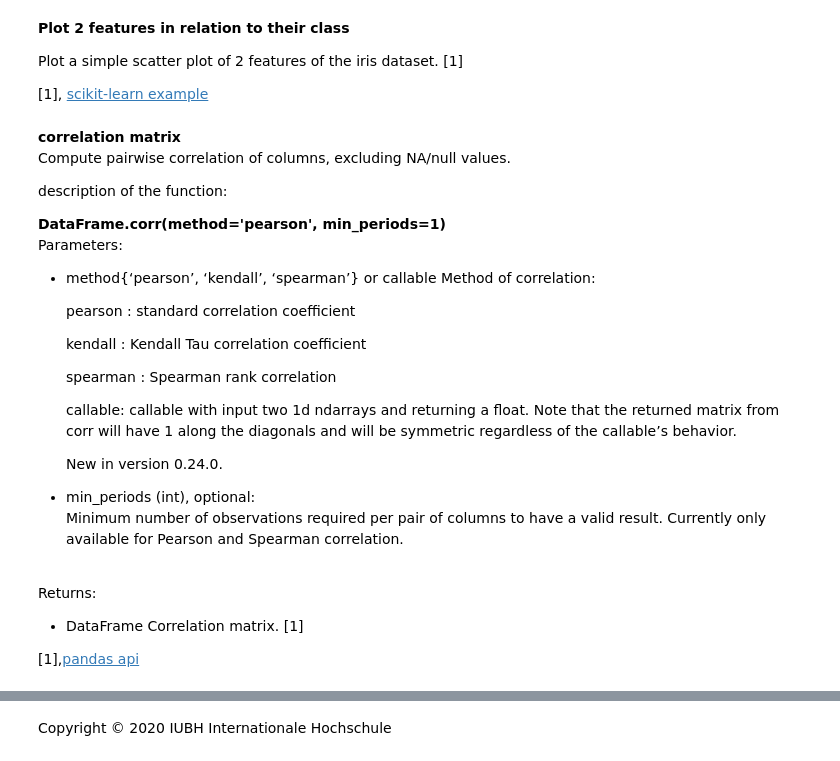
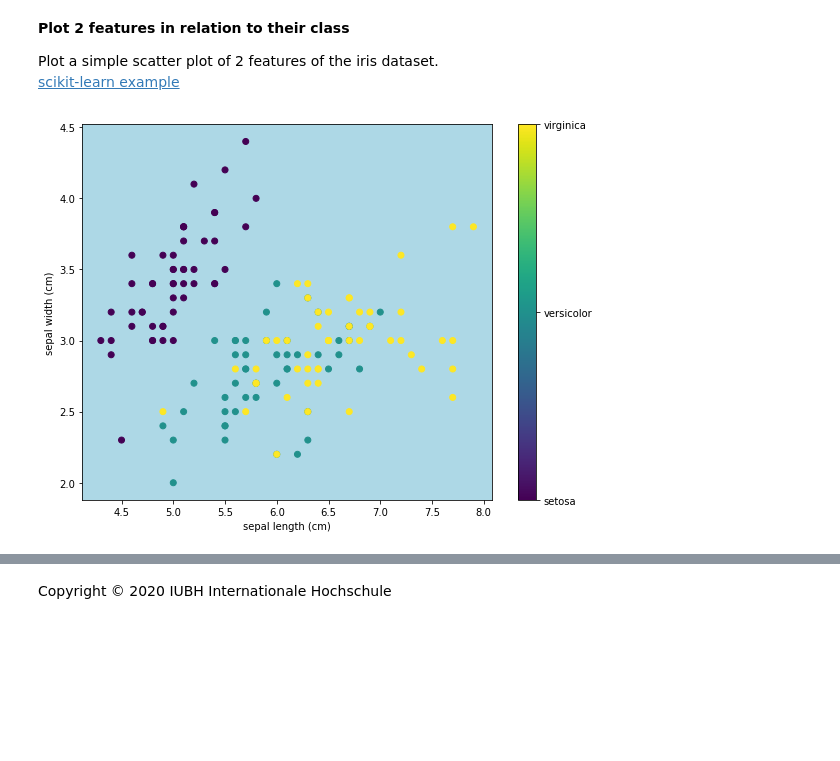
Before and after one commit to iubh/DLMDSML01_DEV, a Jupyter notebook: explorative data analysis.ipynb, the cells around one changed output, grey strips where cells are left out. Saved outputs shown, nothing was run; the diff lists cells and outputs as text; code cells hidden in the pictures; blank space fills up the shorter version.

Commit message:
update description

```diff
--- a/explorative data analysis.ipynb
+++ b/explorative data analysis.ipynb
@@ -57,50 +70,29 @@ df_man.describe()
 # %% [markdown]
 <a id="scat1">**Plot 2 features in relation to their class**</a>
 
-Plot a simple scatter plot of 2 features of the iris dataset. [1]
-
-[1], [scikit-learn example](http://scipy-lectures.org/packages/scikit-learn/auto_examples/plot_iris_scatter.html)
+Plot a simple scatter plot of 2 features of the iris dataset.<br>
+[scikit-learn example](http://scipy-lectures.org/packages/scikit-learn/auto_examples/plot_iris_scatter.html)
 # %%
 #
 # plot data in a scatter-plot
+#
+# code is based on the scikit-learn example:
+# http://scipy-lectures.org/packages/scikit-learn/auto_examples/plot_iris_scatter.html
 #
 import matplotlib.pyplot as plt
 #
 #
 # this formatter will label the colorbar with the correct target names
 formatter = plt.FuncFormatter(lambda i, *args: skBunch_iris.target_names[int(i)])
 
 plt.figure(figsize=(8, 6))
 plt.scatter(df_man['sepal length (cm)'], df_man['sepal width (cm)'], c=targets)
 plt.colorbar(ticks=[0, 1, 2], format=formatter)
 plt.xlabel('sepal length (cm)')
 plt.ylabel('sepal width (cm)')
-
+# set background color
+plt.gca().set_facecolor('lightblue')
 plt.tight_layout()
 plt.show()
+# %% [output]
+[figure, added]
-# %% [markdown]
-<a id="corrMat">**correlation matrix**</a><br>
-Compute pairwise correlation of columns, excluding NA/null values.
-
-description of the function:
-
-**DataFrame.corr(method='pearson', min_periods=1)**
-<br>Parameters:
-- method{‘pearson’, ‘kendall’, ‘spearman’} or callable Method of correlation:<br>
-
-    pearson : standard correlation coefficient
-
-    kendall : Kendall Tau correlation coefficient
-
-    spearman : Spearman rank correlation
-
-    callable: callable with input two 1d ndarrays and returning a float. Note that the returned matrix from corr will have 1 along the diagonals and will be symmetric regardless of the callable’s behavior.
-
-    New in version 0.24.0.<br>
-
-- min_periods (int), optional:<br>Minimum number of observations required per pair of columns to have a valid result. Currently only available for Pearson and Spearman correlation.
-
-<br>Returns:
-- DataFrame Correlation matrix. [1]
-
-[1],[pandas api](https://pandas.pydata.org/pandas-docs/stable/reference/api/pandas.DataFrame.corr.html)
```
Also changed, not shown: parts of 20 cells of this notebook.
